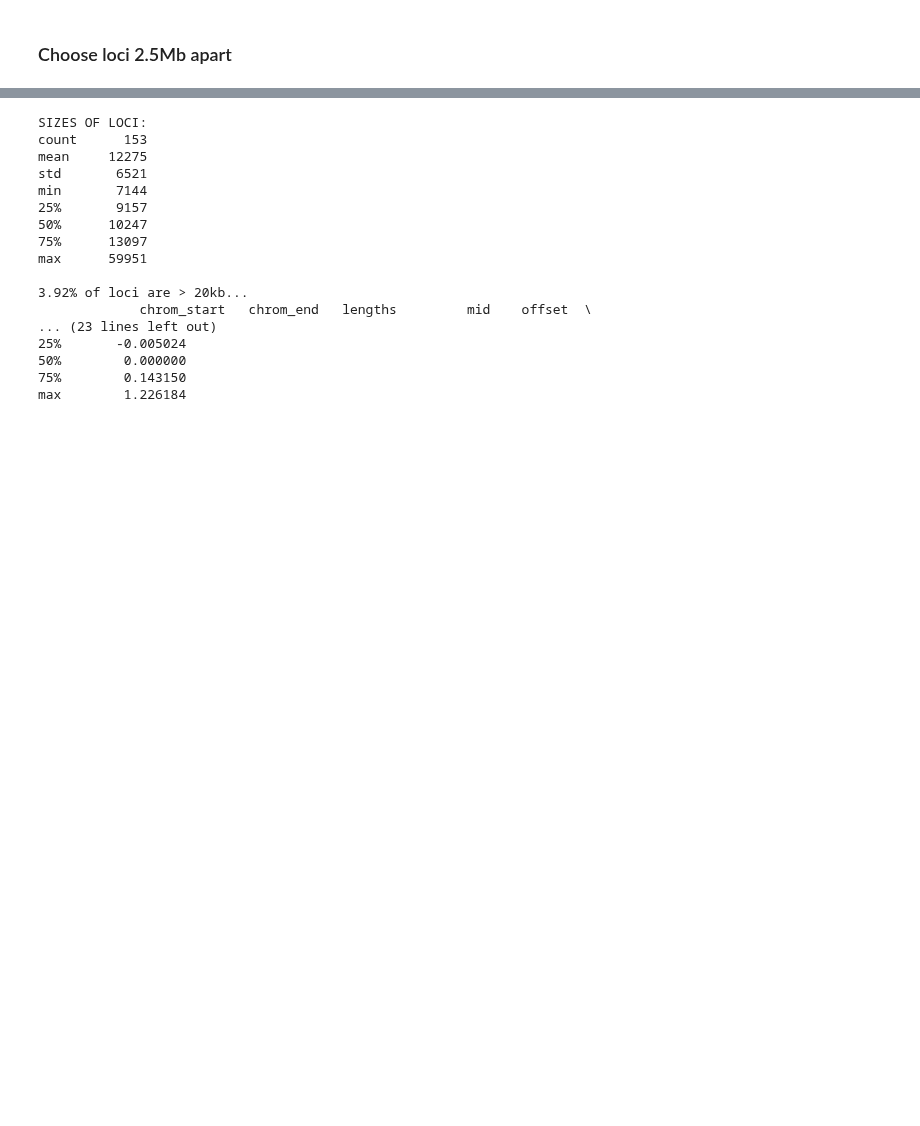
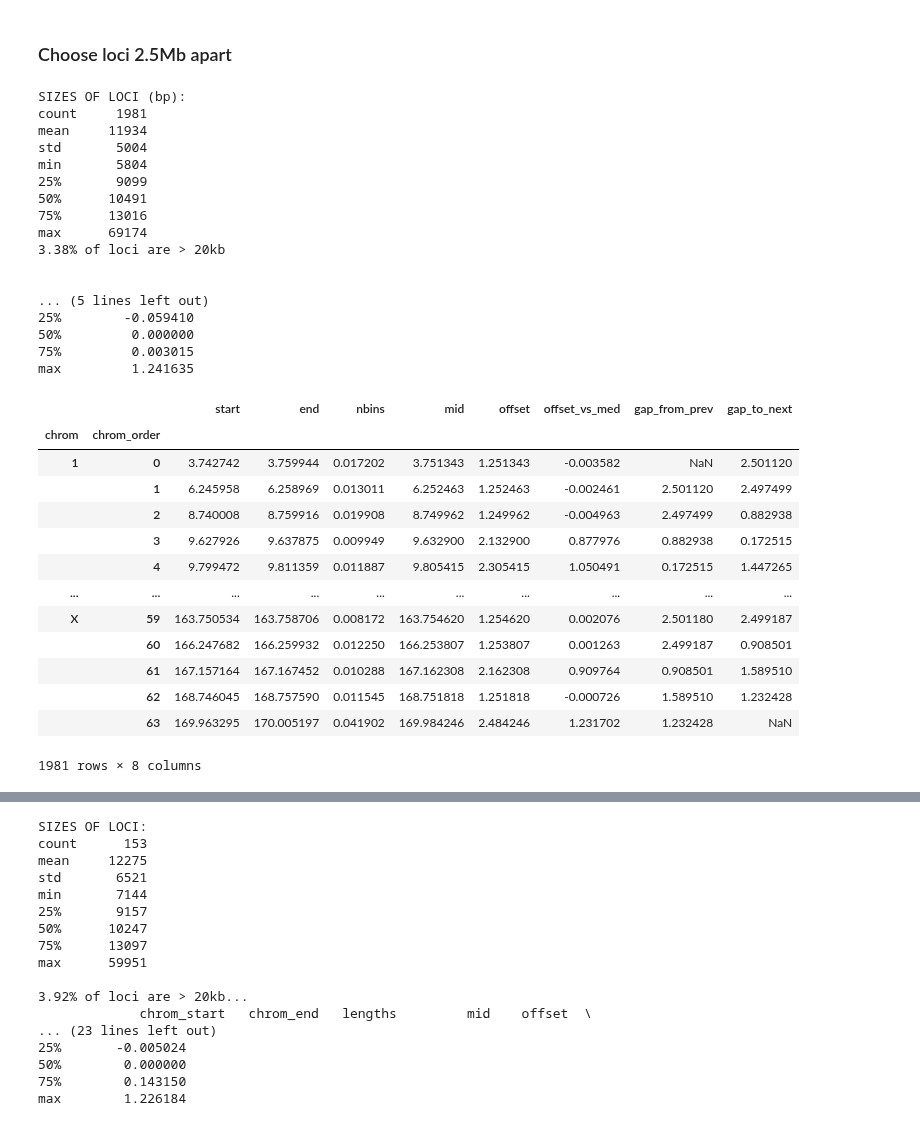
Before and after one commit to gesinecauer/Chromatin_Analysis_MOp, a Jupyter notebook: jupyter/parse_dna_merfish.ipynb, the cells around one changed output, grey strips where cells are left out. Drawn from its saved outputs; the diff is of its cells as text; code cells hidden in the pictures; blank space fills up the shorter version.

```diff
--- a/jupyter/parse_dna_merfish.ipynb
+++ b/jupyter/parse_dna_merfish.ipynb
@@ -1344,2 +1349,74 @@ cov_desc
 # %% [markdown]
 ### Choose loci 2.5Mb apart
+# %%
+# Do all this with the loci themselves, not the cell data FIXME TODO XXX
+
+spacing = 2.5  # Mb
+cutoff = 0.05
+
+def get_diff_from_median_offset(df):
+    df['offset_vs_med'] = df.offset - df.offset.median()
+    return df
+
+def get_gaps_by_mids(df):
+    df['gap_from_prev'] = np.nan
+    df['gap_to_next'] = np.nan
+    idx = df.index.values
+    vals = df.loc[idx[1:], 'mid'].values - df.loc[idx[:-1], 'mid'].values
+    df.loc[idx[1:], 'gap_from_prev'] = vals
+    df.loc[idx[:-1], 'gap_to_next'] = vals
+    return df
+
+loci = df[['chrom', 'chrom_order', 'chrom_start', 'chrom_end']].drop_duplicates().set_index(
+    ['chrom', 'chrom_order']).sort_index() / 1e6
+loci.columns = [c.replace('chrom_', '') for c in loci.columns]
+loci['nbins'] = loci.end - loci.start
+loci['mid'] = loci[['start', 'end']].mean(axis=1)
+loci['offset'] = loci.mid % spacing
+loci = loci.groupby(level=0).apply(get_diff_from_median_offset, include_groups=False).reset_index(
+    level=0, drop=True)
+loci = loci.groupby(level=0).apply(get_gaps_by_mids, include_groups=False).reset_index(
+    level=0, drop=True)
+
+
+print("\nSIZES OF LOCI (bp):")
+print(((loci.nbins * 1e6).describe()).round().astype(int).to_string())
+print(f"{(loci.nbins > .02).sum() / len(loci) * 100:.3g}% of loci are > 20kb")
+# print(loci.loc[loci.nbins > 0.02, ['start', 'end', 'nbins', 'gap_from_prev', 'gap_to_next']])
+
+print("\n\nLOCI OFFSETS (compared to median offset):")
+print((loci.offset_vs_med).describe().to_string())
+
+loci
+# %% [output]
+SIZES OF LOCI (bp):
+count     1981
+mean     11934
+std       5004
+min       5804
+25%       9099
+50%      10491
+75%      13016
+max      69174
+3.38% of loci are > 20kb
+
+
+... (5 lines left out)
+25%        -0.059410
+50%         0.000000
+75%         0.003015
+max         1.241635
+|  |  | start | end | nbins | mid | offset | offset_vs_med | gap_from_prev | gap_to_next |
+| chrom | chrom_order |  |  |  |  |  |  |  |  |
+| 1 | 0 | 3.742742 | 3.759944 | 0.017202 | 3.751343 | 1.251343 | -0.003582 | NaN | 2.501120 |
+|  | 1 | 6.245958 | 6.258969 | 0.013011 | 6.252463 | 1.252463 | -0.002461 | 2.501120 | 2.497499 |
+|  | 2 | 8.740008 | 8.759916 | 0.019908 | 8.749962 | 1.249962 | -0.004963 | 2.497499 | 0.882938 |
+|  | 3 | 9.627926 | 9.637875 | 0.009949 | 9.632900 | 2.132900 | 0.877976 | 0.882938 | 0.172515 |
+|  | 4 | 9.799472 | 9.811359 | 0.011887 | 9.805415 | 2.305415 | 1.050491 | 0.172515 | 1.447265 |
+| ... | ... | ... | ... | ... | ... | ... | ... | ... | ... |
+| X | 59 | 163.750534 | 163.758706 | 0.008172 | 163.754620 | 1.254620 | 0.002076 | 2.501180 | 2.499187 |
+|  | 60 | 166.247682 | 166.259932 | 0.012250 | 166.253807 | 1.253807 | 0.001263 | 2.499187 | 0.908501 |
+|  | 61 | 167.157164 | 167.167452 | 0.010288 | 167.162308 | 2.162308 | 0.909764 | 0.908501 | 1.589510 |
+|  | 62 | 168.746045 | 168.757590 | 0.011545 | 168.751818 | 1.251818 | -0.000726 | 1.589510 | 1.232428 |
+|  | 63 | 169.963295 | 170.005197 | 0.041902 | 169.984246 | 2.484246 | 1.231702 | 1.232428 | NaN |
+1981 rows × 8 columns
```
Also changed, not shown: parts of 6 cells of this notebook.
